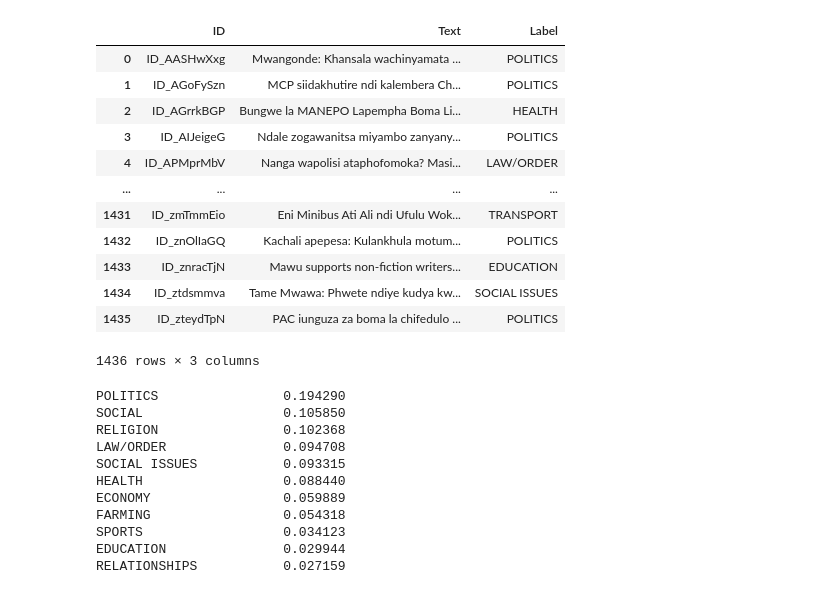
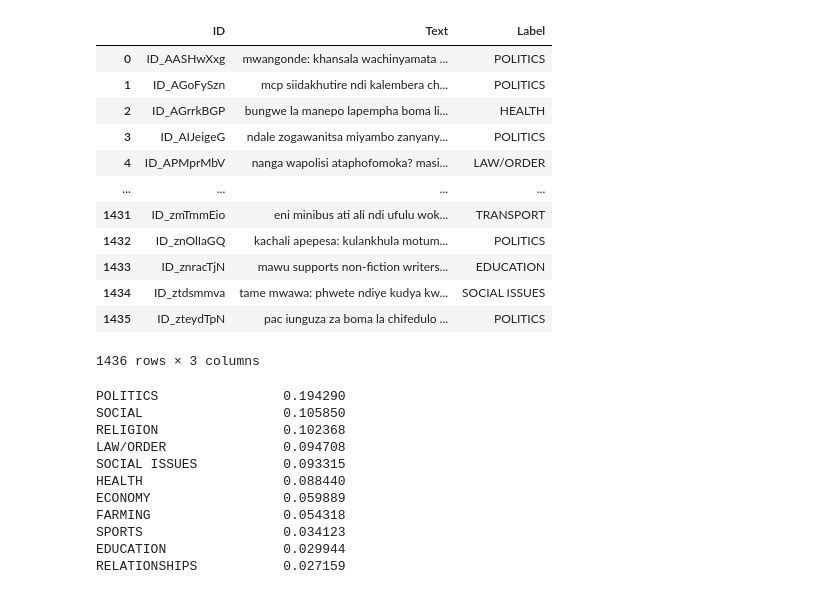
Before and after one commit to nicholaszotalis/505Project, a Jupyter notebook: preprocessing.ipynb, the cells around one changed output. Saved outputs shown, nothing was run; the diff lists cells and outputs as text; code cells hidden in the pictures.

```diff
--- a/preprocessing.ipynb
+++ b/preprocessing.ipynb
@@ -4,19 +8,20 @@ import pandas as pd
 # %%
 train_data = pd.read_csv("Train.csv")
+train_data["Text"] = train_data["Text"].str.lower()
 train_data
 # %% [output]
 |  | ID | Text | Label |
-| 0 | ID_AASHwXxg | Mwangonde: Khansala wachinyamata ... | POLITICS |
-| 1 | ID_AGoFySzn | MCP siidakhutire ndi kalembera Ch... | POLITICS |
-| 2 | ID_AGrrkBGP | Bungwe la MANEPO Lapempha Boma Li... | HEALTH |
-| 3 | ID_AIJeigeG | Ndale zogawanitsa miyambo zanyany... | POLITICS |
-| 4 | ID_APMprMbV | Nanga wapolisi ataphofomoka? Masi... | LAW/ORDER |
+| 0 | ID_AASHwXxg | mwangonde: khansala wachinyamata ... | POLITICS |
+| 1 | ID_AGoFySzn | mcp siidakhutire ndi kalembera ch... | POLITICS |
+| 2 | ID_AGrrkBGP | bungwe la manepo lapempha boma li... | HEALTH |
+| 3 | ID_AIJeigeG | ndale zogawanitsa miyambo zanyany... | POLITICS |
+| 4 | ID_APMprMbV | nanga wapolisi ataphofomoka? masi... | LAW/ORDER |
 | ... | ... | ... | ... |
-| 1431 | ID_zmTmmEio | Eni Minibus Ati Ali ndi Ufulu Wok... | TRANSPORT |
-| 1432 | ID_znOlIaGQ | Kachali apepesa: Kulankhula motum... | POLITICS |
-| 1433 | ID_znracTjN | Mawu supports non-fiction writers... | EDUCATION |
-| 1434 | ID_ztdsmmva | Tame Mwawa: Phwete ndiye kudya kw... | SOCIAL ISSUES |
-| 1435 | ID_zteydTpN | PAC iunguza za boma la chifedulo ... | POLITICS |
+| 1431 | ID_zmTmmEio | eni minibus ati ali ndi ufulu wok... | TRANSPORT |
+| 1432 | ID_znOlIaGQ | kachali apepesa: kulankhula motum... | POLITICS |
+| 1433 | ID_znracTjN | mawu supports non-fiction writers... | EDUCATION |
+| 1434 | ID_ztdsmmva | tame mwawa: phwete ndiye kudya kw... | SOCIAL ISSUES |
+| 1435 | ID_zteydTpN | pac iunguza za boma la chifedulo ... | POLITICS |
 1436 rows × 3 columns
 # %%
 train_data["Label"].value_counts() / len(train_data)
```
Also changed, not shown: parts of 7 cells of this notebook.
